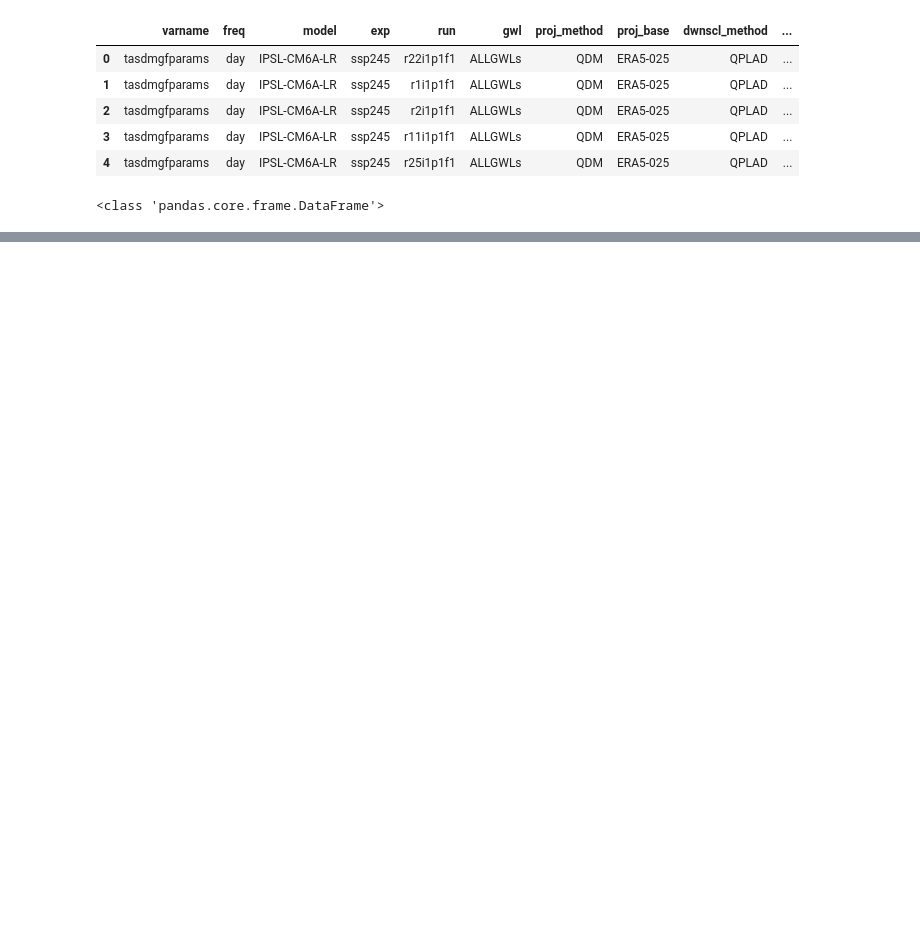
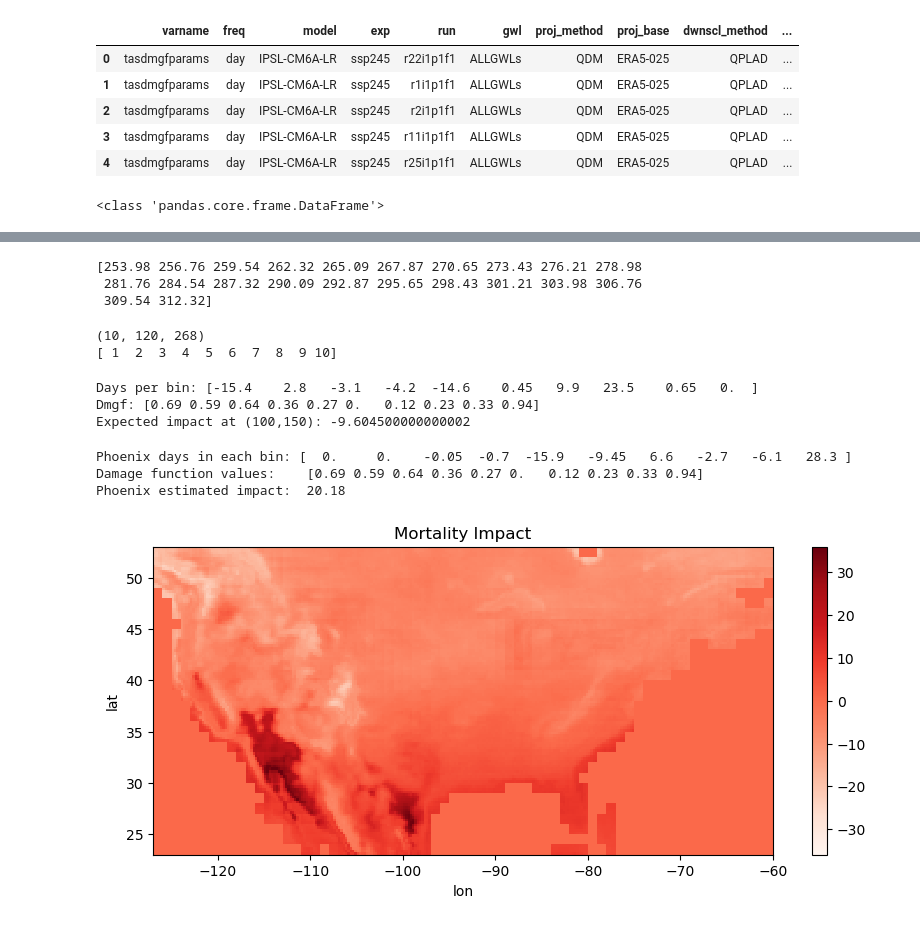
Before and after one commit to econwiz/summeraliaclimate, a Jupyter notebook: code/damage_func_across_bins.ipynb, the cells around one changed output, grey strips where cells are left out. Drawn from its saved outputs; the diff is of its cells as text; code cells hidden in the pictures; blank space fills up the shorter version.

Commit message:
Updated damage function

```diff
--- a/code/damage_func_across_bins.ipynb
+++ b/code/damage_func_across_bins.ipynb
@@ -25,7 +25,7 @@ print(type(df))
 import numpy as np
 import pandas as pd
 # %%
-dmgf_dng = xr.DataArray([0.69,0.59,0.64,0.36,0.27,0,0.12,0.23,0.33,0.94],dims=['bin'],coords=[np.arange(1,11)])
+dmgf = xr.DataArray([0.69,0.59,0.64,0.36,0.27,0,0.12,0.23,0.33,0.94],dims=['bin'],coords=[np.arange(1,11)])
 bins_dng = np.append(np.append(-np.inf,(np.arange(10,91,10)+459.67)*5/9),np.inf)
 bin_name_dng = '_dng'
 
@@ -115,0 +77,77 @@ plt.show()
+# %%
+ds = xr.open_zarr(df.iloc[0]['path'])
+print(np.round(ds['bin_f'].values, 2))
+# %% [output]
+[253.98 256.76 259.54 262.32 265.09 267.87 270.65 273.43 276.21 278.98
+ 281.76 284.54 287.32 290.09 292.87 295.65 298.43 301.21 303.98 306.76
+ 309.54 312.32]
+# %%
+def rebin_to_damage_bins(diff, bin_f_vals, bin_edges, dmgf):
+    rebinned = []
+    for i in range(len(bin_edges) - 1):
+        mask = (bin_f_vals >= bin_edges[i]) & (bin_f_vals < bin_edges[i+1])
+        rebinned.append(diff.sel(bin_f=mask).sum(dim='bin_f'))
+
+    rebinned = xr.concat(rebinned, dim='bin')
+    rebinned.coords['bin'] = dmgf['bin']
+    return rebinned
+# %%
+ds = xr.open_zarr(df.iloc[0]['path'])
+bin_f_vals = ds['bin_f'].values
+
+gwl2 = ds['bins_behrer'].sel(gwl=2.0, method='nearest')
+gwl06 = ds['bins_behrer'].sel(gwl=0.61, method='nearest')
+diff = gwl2 - gwl06
+
+rebinned_dng = rebin_to_damage_bins(diff, bin_f_vals, bin_edges_dng, dmgf)
+print(rebinned_dng.shape)
+print(rebinned_dng.coords['bin'].values)
+# %% [output]
+(10, 120, 268)
+[ 1  2  3  4  5  6  7  8  9 10]
+# %%
+lat_idx = 35
+lon_idx = 150
+
+print("Days per bin:", np.round(rebinned_dng[:, lat_idx, lon_idx].values, 2))
+print("Dmgf:", dmgf.values)
+
+impact = (rebinned_dng[:, lat_idx, lon_idx] * dmgf).compute().sum().item()
+print(f"Expected impact at ({lat_idx},{lon_idx}):", impact)
+# %% [output]
+Days per bin: [-15.4    2.8   -3.1   -4.2  -14.6    0.45   9.9   23.5    0.65   0.  ]
+Dmgf: [0.69 0.59 0.64 0.36 0.27 0.   0.12 0.23 0.33 0.94]
+Expected impact at (100,150): -9.604500000000002
+# %%
+lat_phx = 33.45
+lon_phx = -112.07
+
+def check_impact_phoenix(rebinned, dmgf, lat_phx=33.45, lon_phx=-112.07):
+    lat_idx = abs(rebinned.lat - lat_phx).argmin().item()
+    lon_idx = abs(rebinned.lon - lon_phx).argmin().item()
+
+    days_in_bins = rebinned.isel(lat=lat_idx, lon=lon_idx).values
+    dmgf_vals = dmgf.values
+
+    if len(days_in_bins) != len(dmgf_vals):
+        raise ValueError(f"Mismatch: {len(days_in_bins)} days vs {len(dmgf_vals)} dmgf bins")
+
+    impact = float((days_in_bins * dmgf_vals).sum())
+    print("Phoenix days in each bin:", np.round(days_in_bins, 2))
+    print("Damage function values:   ", np.round(dmgf_vals, 3))
+    print("Phoenix estimated impact: ", round(impact, 2))
+    return impact
+
+
+impact_phx_dng = check_impact_phoenix(rebinned_dng, dmgf)
+# %% [output]
+Phoenix days in each bin: [  0.     0.    -0.05  -0.7  -15.9   -9.45   6.6   -2.7   -6.1   28.3 ]
+Damage function values:    [0.69 0.59 0.64 0.36 0.27 0.   0.12 0.23 0.33 0.94]
+Phoenix estimated impact:  20.18
+# %%
+impact_map = (rebinned_dng * dmgf).sum(dim='bin')
+impact_map.plot(cmap='Reds', figsize=(10, 4))
+plt.title("Mortality Impact")
+plt.show()
+# %% [output]
+[figure, added]
```
Also changed, not shown: parts of 8 cells of this notebook.
